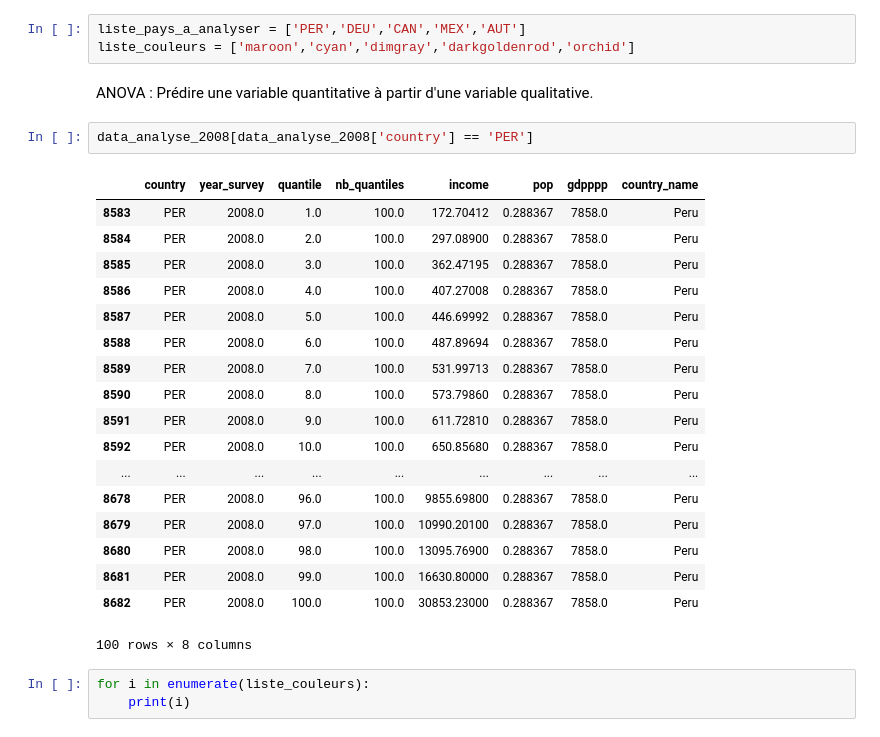
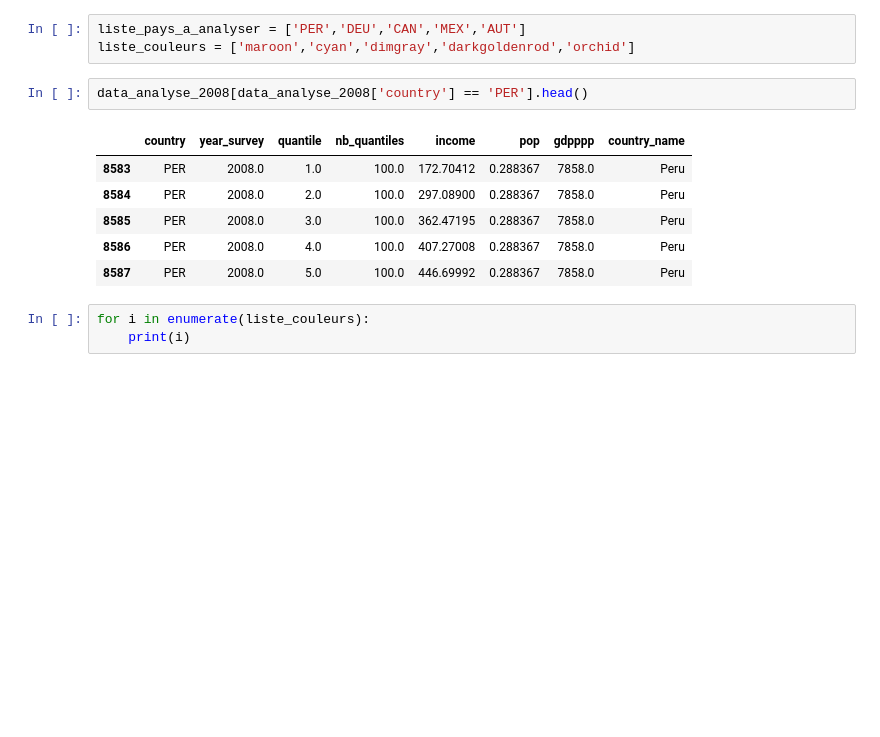
Before and after one commit to Silvock/project_7_income_predict, a Jupyter notebook: notebook/Exercice.ipynb, the cells around one changed output. Drawn from its saved outputs; the diff is of its cells as text; blank space fills up the shorter version.

```diff
--- a/notebook/Exercice.ipynb
+++ b/notebook/Exercice.ipynb
@@ -351,29 +355,15 @@ data_analyse_2008.head()
 # %%
 liste_pays_a_analyser = ['PER','DEU','CAN','MEX','AUT']
 liste_couleurs = ['maroon','cyan','dimgray','darkgoldenrod','orchid']
-# %% [markdown]
-ANOVA : Prédire une variable quantitative à partir d'une variable qualitative.
 # %%
-data_analyse_2008[data_analyse_2008['country'] == 'PER']
+data_analyse_2008[data_analyse_2008['country'] == 'PER'].head()
 # %% [output]
 |  | country | year_survey | quantile | nb_quantiles | income | pop | gdpppp | country_name |
 | 8583 | PER | 2008.0 | 1.0 | 100.0 | 172.70412 | 0.288367 | 7858.0 | Peru |
 | 8584 | PER | 2008.0 | 2.0 | 100.0 | 297.08900 | 0.288367 | 7858.0 | Peru |
 | 8585 | PER | 2008.0 | 3.0 | 100.0 | 362.47195 | 0.288367 | 7858.0 | Peru |
 | 8586 | PER | 2008.0 | 4.0 | 100.0 | 407.27008 | 0.288367 | 7858.0 | Peru |
 | 8587 | PER | 2008.0 | 5.0 | 100.0 | 446.69992 | 0.288367 | 7858.0 | Peru |
-| 8588 | PER | 2008.0 | 6.0 | 100.0 | 487.89694 | 0.288367 | 7858.0 | Peru |
-| 8589 | PER | 2008.0 | 7.0 | 100.0 | 531.99713 | 0.288367 | 7858.0 | Peru |
-| 8590 | PER | 2008.0 | 8.0 | 100.0 | 573.79860 | 0.288367 | 7858.0 | Peru |
-| 8591 | PER | 2008.0 | 9.0 | 100.0 | 611.72810 | 0.288367 | 7858.0 | Peru |
-| 8592 | PER | 2008.0 | 10.0 | 100.0 | 650.85680 | 0.288367 | 7858.0 | Peru |
-| ... | ... | ... | ... | ... | ... | ... | ... | ... |
-| 8678 | PER | 2008.0 | 96.0 | 100.0 | 9855.69800 | 0.288367 | 7858.0 | Peru |
-| 8679 | PER | 2008.0 | 97.0 | 100.0 | 10990.20100 | 0.288367 | 7858.0 | Peru |
-| 8680 | PER | 2008.0 | 98.0 | 100.0 | 13095.76900 | 0.288367 | 7858.0 | Peru |
-| 8681 | PER | 2008.0 | 99.0 | 100.0 | 16630.80000 | 0.288367 | 7858.0 | Peru |
-| 8682 | PER | 2008.0 | 100.0 | 100.0 | 30853.23000 | 0.288367 | 7858.0 | Peru |
-100 rows × 8 columns
 # %%
 for i in enumerate(liste_couleurs):
     print(i)
```
Also changed, not shown: parts of 125 cells of this notebook, 1 other file.
